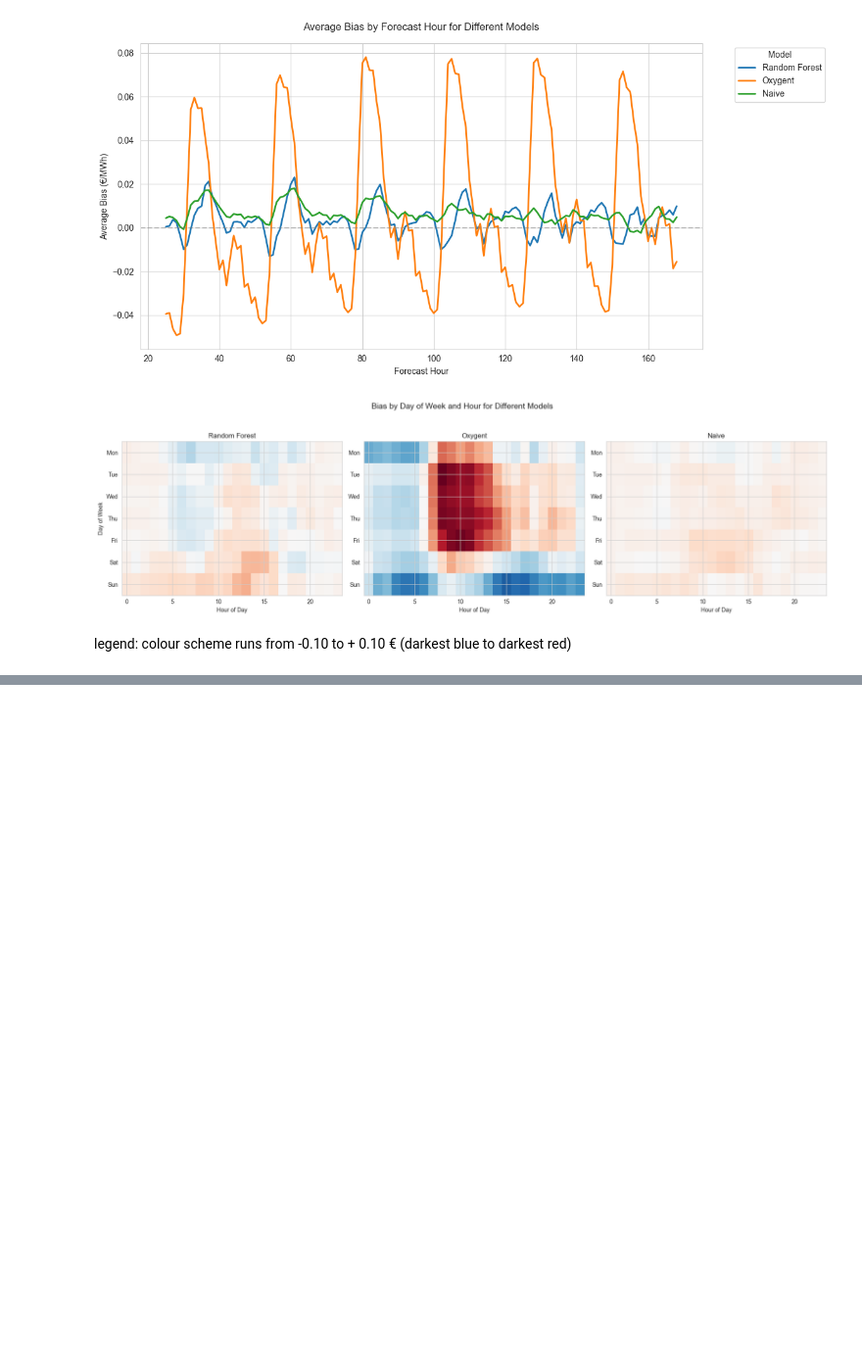
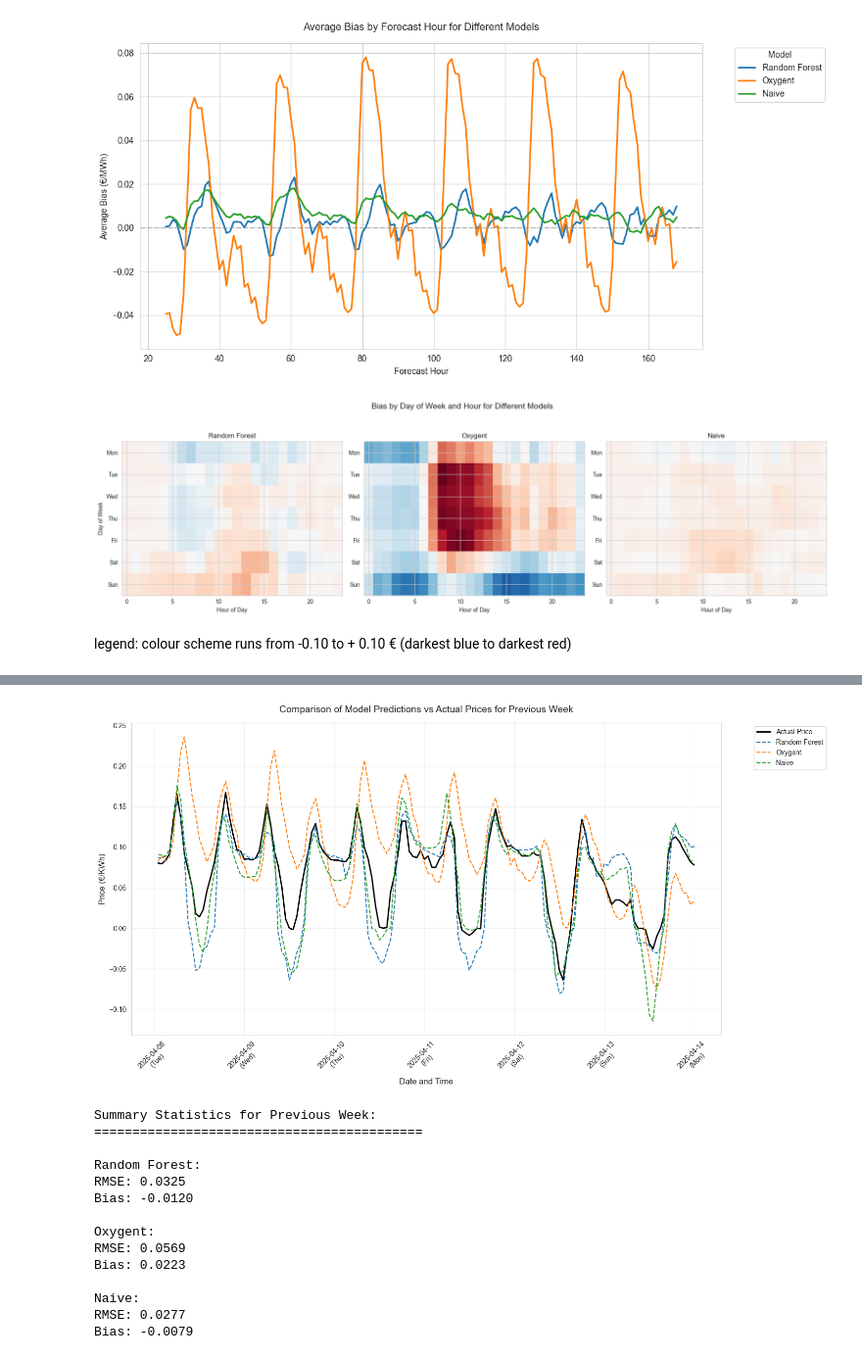
Before and after one commit to tvgerwe/ENEXIS, a Jupyter notebook: workspaces/sharell/evaluation_final_models.ipynb, the cells around one changed output, grey strips where cells are left out. Shown: that part at 98% size. Saved outputs shown, nothing was run; the diff lists cells and outputs as text; code cells hidden in the pictures; blank space fills up the shorter version.

Commit message:
latest version model comparison notebook

```diff
--- a/workspaces/sharell/evaluation_final_models.ipynb
+++ b/workspaces/sharell/evaluation_final_models.ipynb
@@ -518,0 +403,68 @@ plt.show()
+# %%
+# Select data from 6 days earlier than the last week
+second_last_week = df[df['run_date'] == df['run_date'].unique()[-7]]  # -7 instead of -1
+second_last_week = second_last_week.sort_values('target_datetime')
+
+plt.figure(figsize=(15, 8))
+
+# Plot actual prices
+plt.plot(pd.to_datetime(second_last_week['target_datetime']), second_last_week['actual_Price'],
+         label='Actual Price', color='black', linewidth=2)
+
+# Plot model predictions
+plt.plot(pd.to_datetime(second_last_week['target_datetime']), second_last_week['predicted_Price'],
+         label='Random Forest', linestyle='--')
+plt.plot(pd.to_datetime(second_last_week['target_datetime']), second_last_week['oxygent_price'],
+         label='Oxygent', linestyle='--')
+plt.plot(pd.to_datetime(second_last_week['target_datetime']), second_last_week['naive_price'],
+         label='Naive', linestyle='--')
+
+plt.title('Comparison of Model Predictions vs Actual Prices for Previous Week',
+          fontsize=14, pad=15)
+plt.xlabel('Date and Time', fontsize=12)
+plt.ylabel('Price (€/KWh)', fontsize=12)
+plt.grid(True, alpha=0.3)
+plt.legend(bbox_to_anchor=(1.05, 1), loc='upper left')
+
+# Format x-axis to show date and weekday
+ax = plt.gca()
+ax.xaxis.set_major_formatter(mdates.DateFormatter('%Y-%m-%d\n(%a)'))
+
+plt.xticks(rotation=45)
+plt.tight_layout()
+plt.show()
+
+# Print summary statistics for this period
+print("\nSummary Statistics for Previous Week:")
+print("===========================================")
+for model in ['Random Forest', 'Oxygent', 'Naive']:
+    if model == 'Random Forest':
+        pred_col = 'predicted_Price'
+    elif model == 'Oxygent':
+        pred_col = 'oxygent_price'
+    else:
+        pred_col = 'naive_price'
+
+    rmse = np.sqrt(mean_squared_error(second_last_week['actual_Price'], second_last_week[pred_col]))
+    mae = mean_absolute_error(second_last_week['actual_Price'], second_last_week[pred_col])
+    bias = (second_last_week[pred_col] - second_last_week['actual_Price']).mean()
+
+    print(f"\n{model}:")
+    print(f"RMSE: {rmse:.4f}")
+    print(f"Bias: {bias:.4f}")
+# %% [output]
+[figure, added]
+Summary Statistics for Previous Week:
+===========================================
+
+Random Forest:
+RMSE: 0.0325
+Bias: -0.0120
+
+Oxygent:
+RMSE: 0.0569
+Bias: 0.0223
+
+Naive:
+RMSE: 0.0277
+Bias: -0.0079
```
Also changed, not shown: parts of 4 cells of this notebook.
